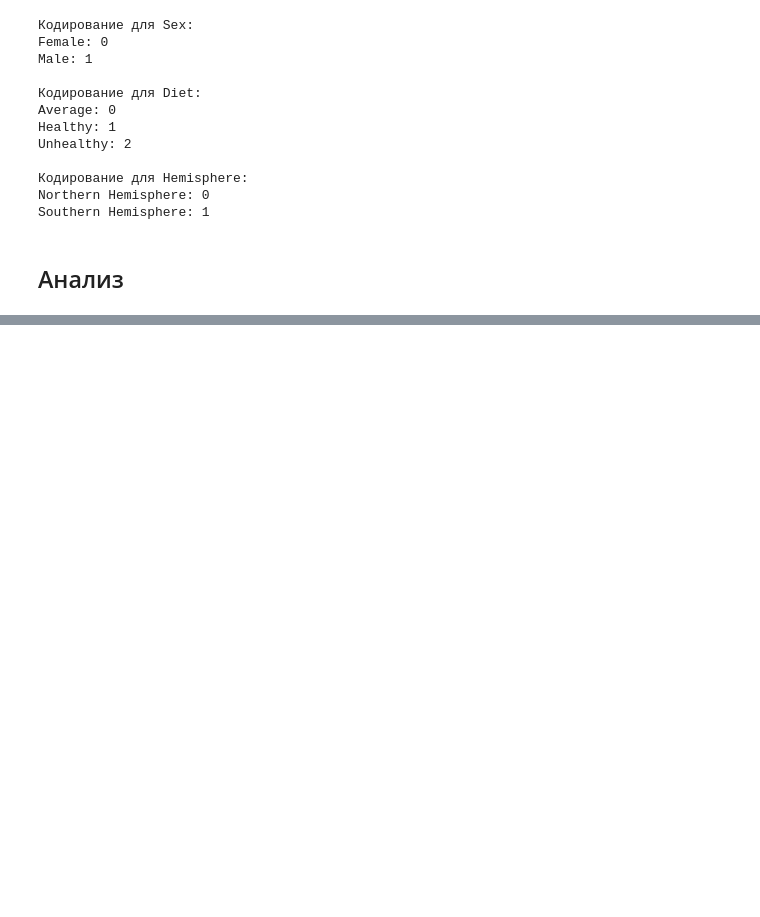
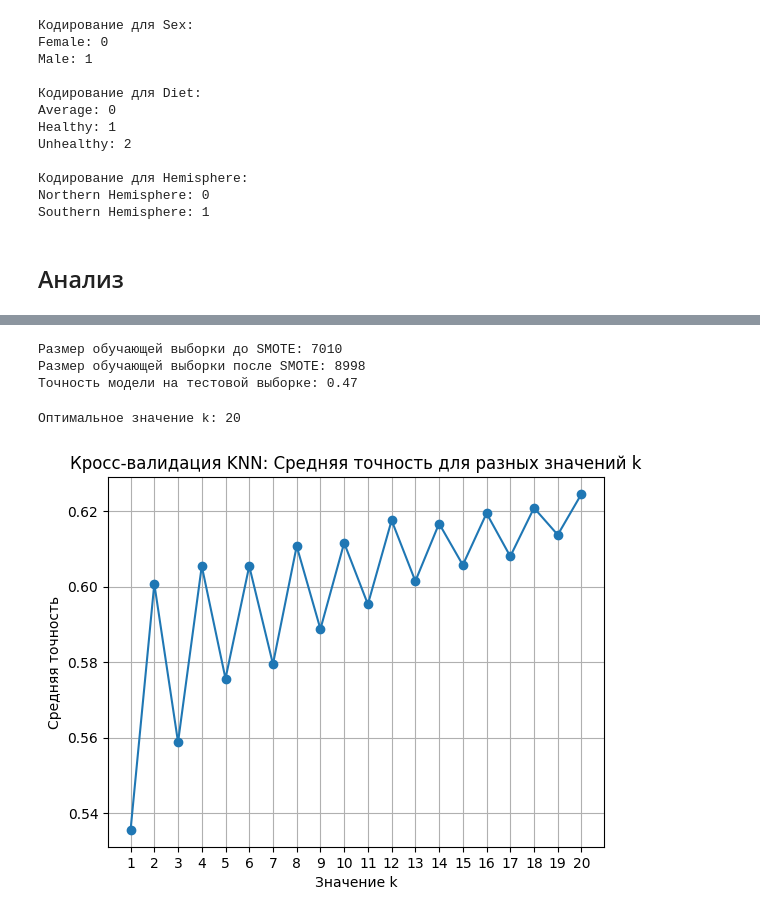
Before and after one commit to artschedrov/fpmi_ml, a Jupyter notebook: zadanie_1.ipynb, the cells around one changed output, grey strips where cells are left out. Saved outputs shown, nothing was run; the diff lists cells and outputs as text; code cells hidden in the pictures; blank space fills up the shorter version.

```diff
--- a/zadanie_1.ipynb
+++ b/zadanie_1.ipynb
@@ -347,0 +323,14 @@ Smoking
+# %%
+X = df.drop(columns=['Heart Attack Risk'])
+y = df['Heart Attack Risk']
+X_train, X_test, y_train, y_test = train_test_split(X, y, test_size=0.2, random_state=42)
+
+model = LogisticRegression(max_iter=1000)
+model.fit(X_train, y_train)
+
+# Проверка размеров выборок
+print(f'Размер обучающей выборки: {X_train.shape[0]}')
+print(f'Размер тестовой выборки: {X_test.shape[0]}')
+
+accuracy = model.score(X_test, y_test)
+print(f"Точность модели на выбранных признаках: {accuracy:.2f}")
@@ -347,0 +451,51 @@ Smoking
+# %%
+
+
+# Применение SMOTE для увеличения выборки
+smote = SMOTE(random_state=42)
+X_train_resampled_rfe, y_train_resampled_rfe = smote.fit_resample(X_train_rfe, y_train)
+
+# Проверка размеров выборок после SMOTE
+print(f'Размер обучающей выборки до SMOTE: {X_train_rfe.shape[0]}')
+print(f'Размер обучающей выборки после SMOTE: {X_train_resampled_rfe.shape[0]}')
+
+# Обучение модели на увеличенной выборке
+model.fit(X_train_resampled_rfe, y_train_resampled_rfe)
+
+# Оценка модели
+accuracy = model.score(X_test_rfe, y_test)
+print(f"Точность модели на тестовой выборке: {accuracy:.2f}")
+# %% [output]
+Размер обучающей выборки до SMOTE: 7010
+Размер обучающей выборки после SMOTE: 8998
+Точность модели на тестовой выборке: 0.47
+# %%
+# Список значений k для тестирования
+k_values = range(1, 21)  # От 1 до 20
+
+# Список для хранения средних значений точности
+mean_scores = []
+
+# Кросс-валидация для каждого k
+for k in k_values:
+    knn = KNeighborsClassifier(n_neighbors=k)
+    scores = cross_val_score(knn, X_train, y_train, cv=5)  # 5-кратная кросс-валидация
+    mean_scores.append(scores.mean())
+
+# Поиск оптимального k
+optimal_k = k_values[np.argmax(mean_scores)]
+print(f"Оптимальное значение k: {optimal_k}")
+
+# Визуализация результатов
+import matplotlib.pyplot as plt
+
+plt.plot(k_values, mean_scores, marker='o')
+plt.title('Кросс-валидация KNN: Средняя точность для разных значений k')
+plt.xlabel('Значение k')
+plt.ylabel('Средняя точность')
+plt.xticks(k_values)
+plt.grid()
+plt.show()
+# %% [output]
+Оптимальное значение k: 20
+[figure, added]
```
Also changed, not shown: parts of 38 cells of this notebook.
